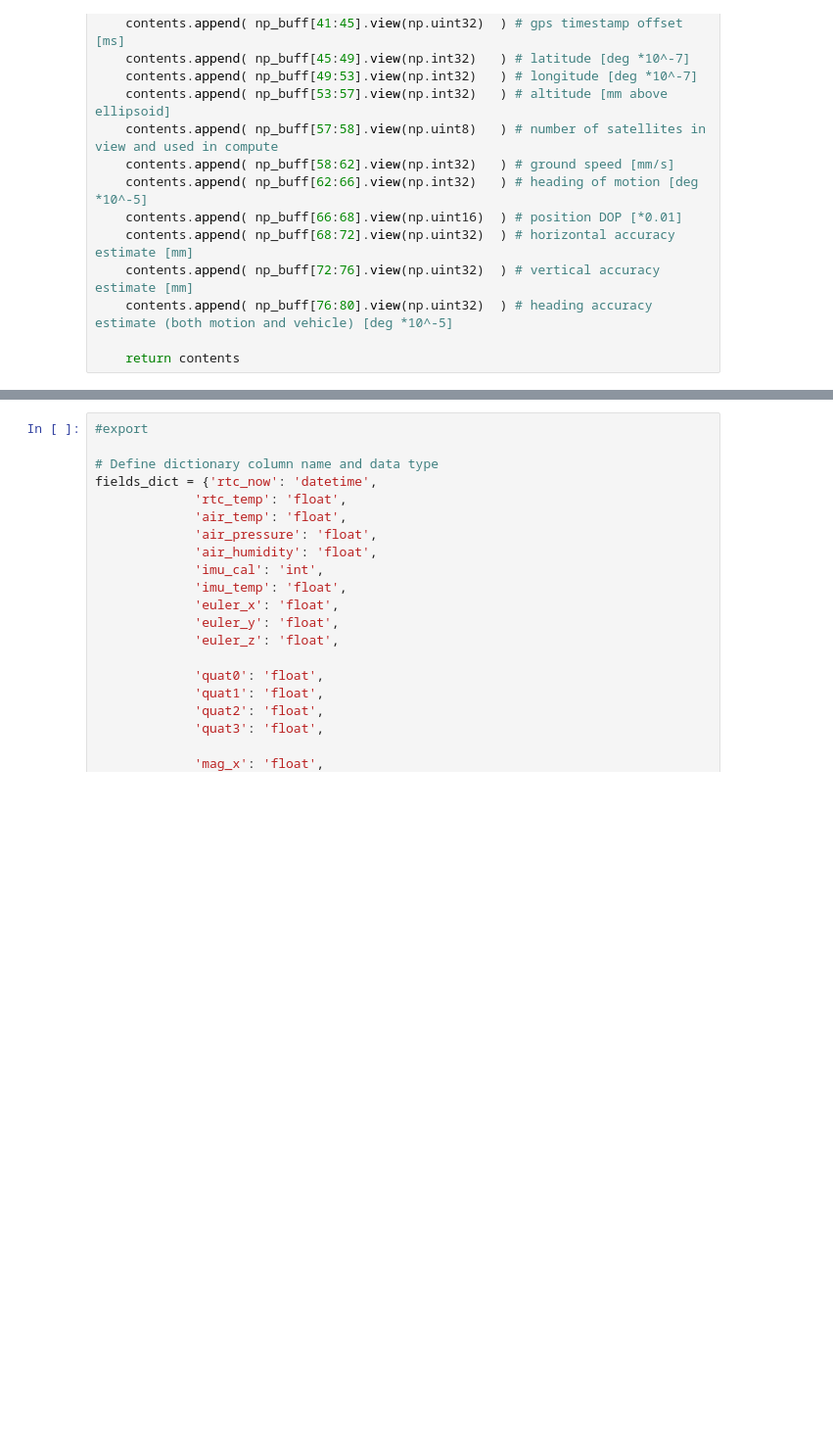
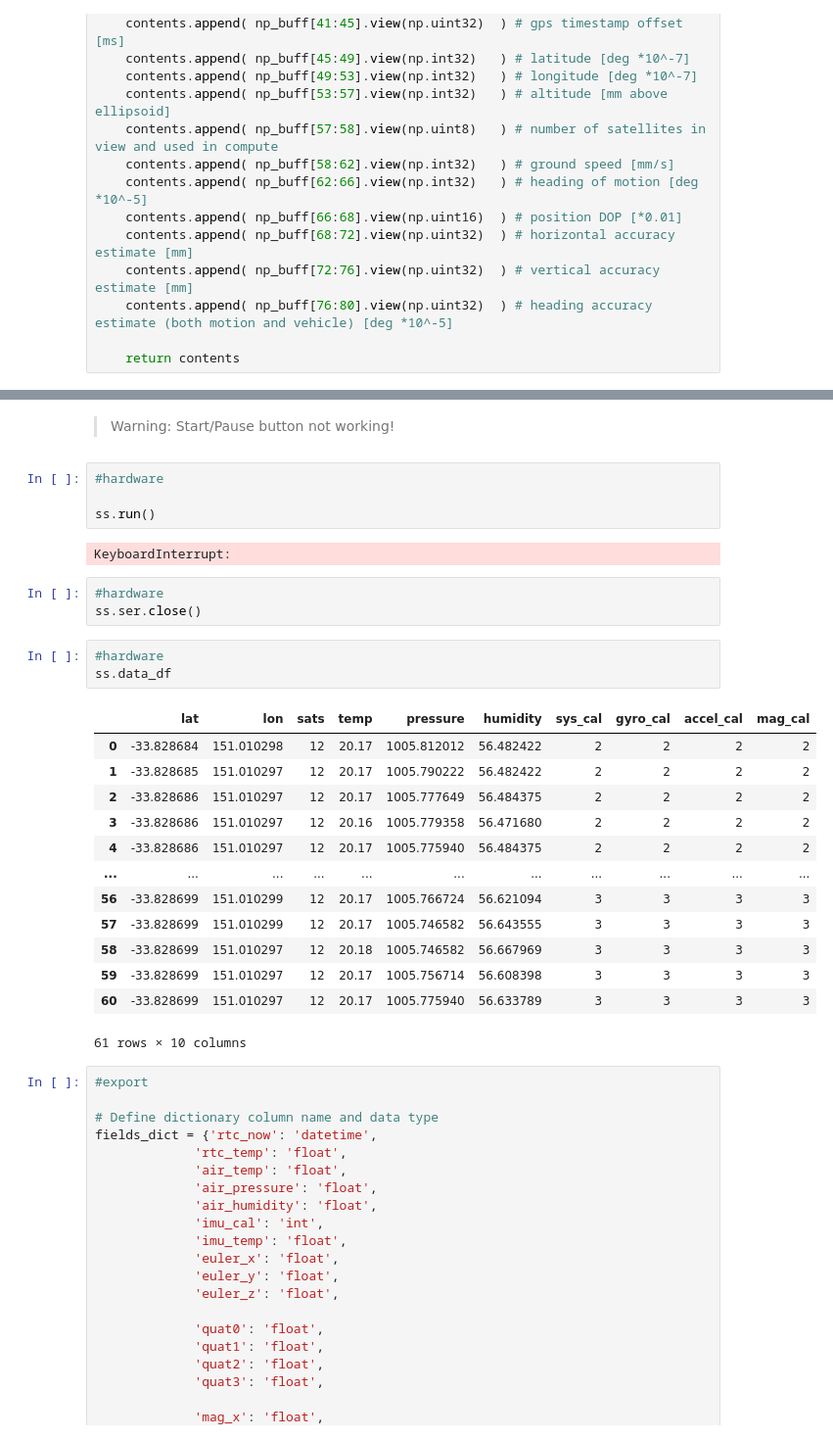
Before and after one commit to openhsi/openhsi, a Jupyter notebook: 07_sensors.ipynb, the cells around one changed output, grey strips where cells are left out. Shown at 98% size. Cells and saved outputs as stored; diff of their text form; blank space fills up the shorter version.

```diff
--- a/07_sensors.ipynb
+++ b/07_sensors.ipynb
@@ -93,3 +256,31 @@ def decode_packet(buff:"byte string") -> list:
+# %% [markdown]
+> Warning: Start/Pause button not working!
+# %%
+#hardware
+
+ss.run()
+# %% [output]
+KeyboardInterrupt:
+# %%
+#hardware
+ss.ser.close()
+# %%
+#hardware
+ss.data_df
+# %% [output]
+|  | lat | lon | sats | temp | pressure | humidity | sys_cal | gyro_cal | accel_cal | mag_cal |
+| 0 | -33.828684 | 151.010298 | 12 | 20.17 | 1005.812012 | 56.482422 | 2 | 2 | 2 | 2 |
+| 1 | -33.828685 | 151.010297 | 12 | 20.17 | 1005.790222 | 56.482422 | 2 | 2 | 2 | 2 |
+| 2 | -33.828686 | 151.010297 | 12 | 20.17 | 1005.777649 | 56.484375 | 2 | 2 | 2 | 2 |
+| 3 | -33.828686 | 151.010297 | 12 | 20.16 | 1005.779358 | 56.471680 | 2 | 2 | 2 | 2 |
+| 4 | -33.828686 | 151.010297 | 12 | 20.17 | 1005.775940 | 56.484375 | 2 | 2 | 2 | 2 |
+| ... | ... | ... | ... | ... | ... | ... | ... | ... | ... | ... |
+| 56 | -33.828699 | 151.010299 | 12 | 20.17 | 1005.766724 | 56.621094 | 3 | 3 | 3 | 3 |
+| 57 | -33.828699 | 151.010299 | 12 | 20.17 | 1005.746582 | 56.643555 | 3 | 3 | 3 | 3 |
+| 58 | -33.828699 | 151.010297 | 12 | 20.18 | 1005.746582 | 56.667969 | 3 | 3 | 3 | 3 |
+| 59 | -33.828699 | 151.010297 | 12 | 20.17 | 1005.756714 | 56.608398 | 3 | 3 | 3 | 3 |
+| 60 | -33.828699 | 151.010297 | 12 | 20.17 | 1005.775940 | 56.633789 | 3 | 3 | 3 | 3 |
+61 rows × 10 columns
 # %%
 #export
 
```
Also changed, not shown: parts of 3 cells of this notebook, 5 other files.
